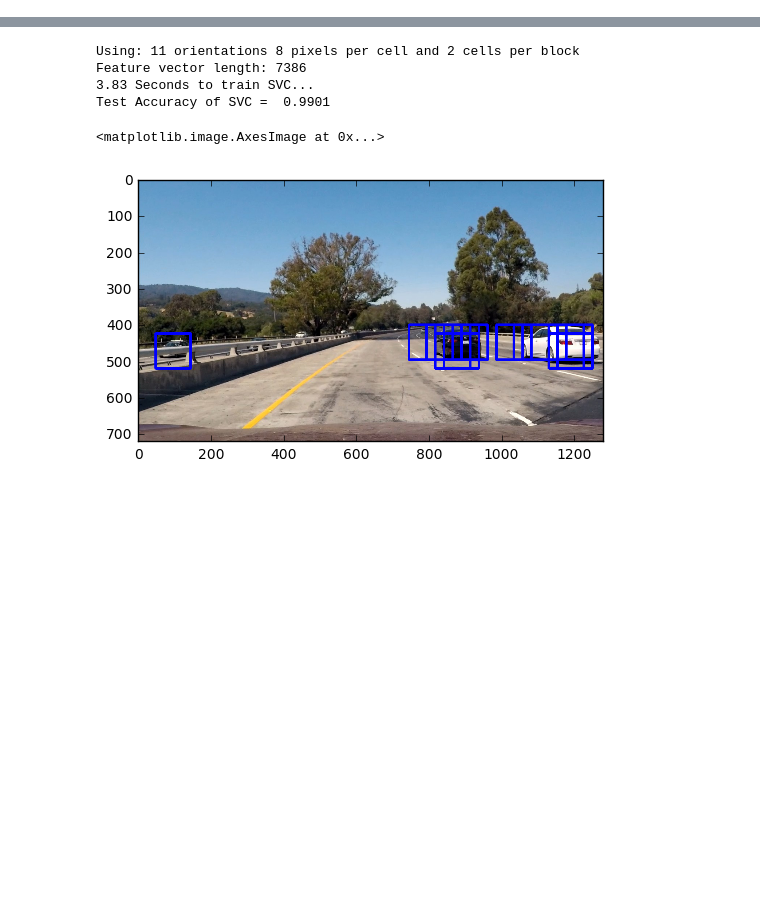
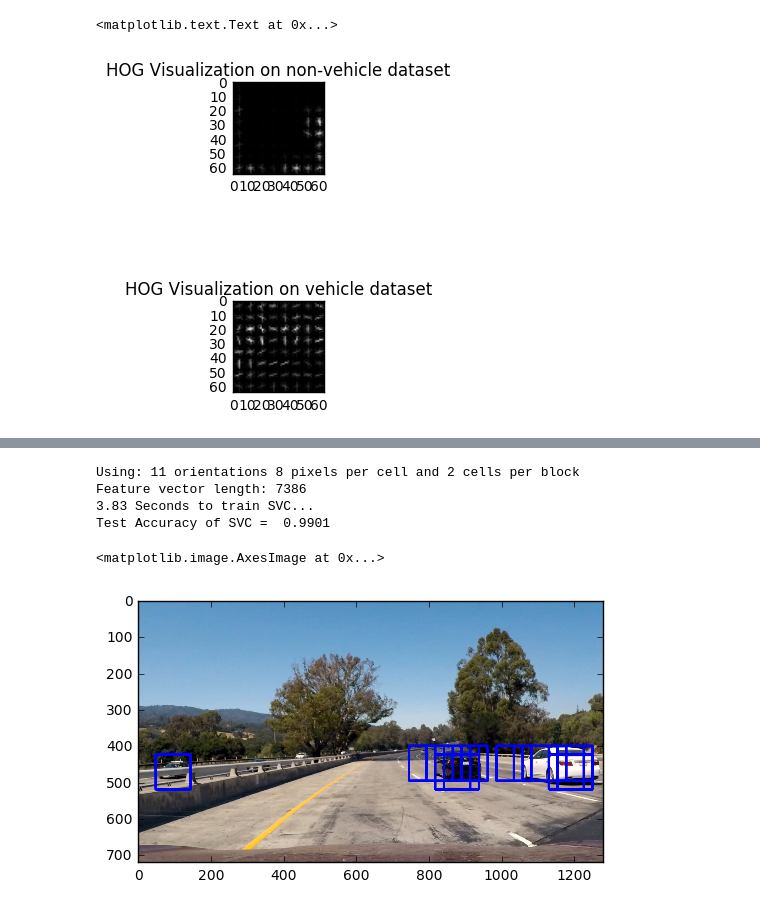
Before and after one commit to ckdelta/Udacity_SDC, a Jupyter notebook: P5_Vehicle_Detection_CV/P5_progress.ipynb, the cells around one changed output, grey strips where cells are left out. Drawn from its saved outputs; the diff is of its cells as text; code cells hidden in the pictures; blank space fills up the shorter version.

```diff
--- a/P5_Vehicle_Detection_CV/P5_progress.ipynb
+++ b/P5_Vehicle_Detection_CV/P5_progress.ipynb
@@ -119,3 +119,26 @@ def get_hog_features(img, orient, pix_per_cell, cell_per_block,
                        transform_sqrt=True,
                        visualise=vis, feature_vector=feature_vec)
         return features
+# %%
+image1 = mpimg.imread('non-vehicles/Extras/extra1.png')
+image1= cv2.cvtColor(image1, cv2.COLOR_RGB2YCrCb)
+ch1 = image1[:,:,0]
+features, hog_image1 = get_hog_features(ch1, orient,
+                        pix_per_cell, cell_per_block,
+                        vis=True, feature_vec=False)
+image2 = mpimg.imread('vehicles/GTI_Far/image0000.png')
+image2= cv2.cvtColor(image2, cv2.COLOR_RGB2YCrCb)
+ch2 = image2[:,:,1]
+features, hog_image2 = get_hog_features(ch2, orient,
+                        pix_per_cell, cell_per_block,
+                        vis=True, feature_vec=False)
+fig = plt.figure()
+plt.subplot(311)
+plt.imshow(hog_image1, cmap='gray')
+plt.title('HOG Visualization on non-vehicle dataset')
+plt.subplot(313)
+plt.imshow(hog_image2, cmap='gray')
+plt.title('HOG Visualization on vehicle dataset')
+# %% [output]
+<matplotlib.text.Text at 0x...>
+[figure, added]
```
Also changed, not shown: parts of 3 cells of this notebook.
